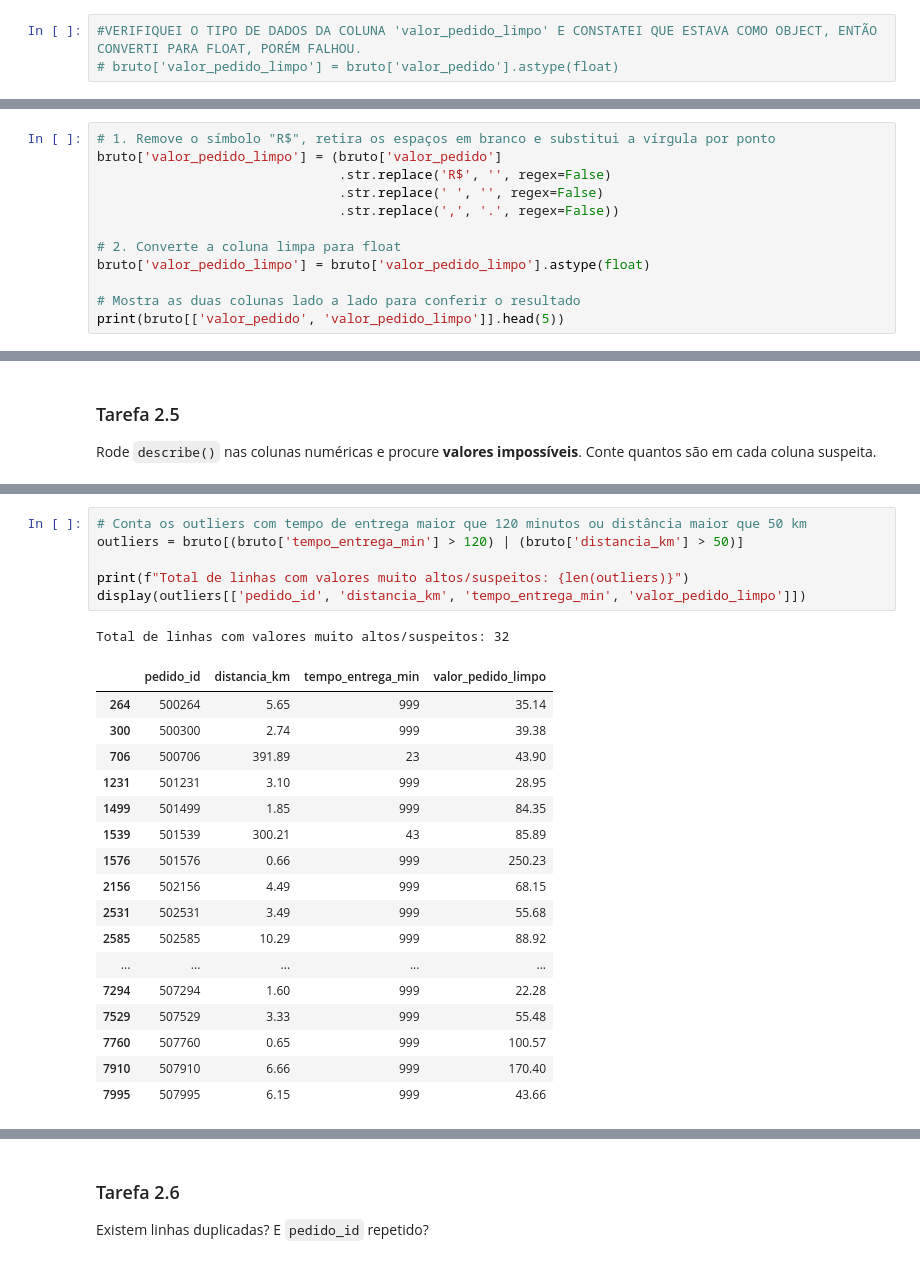
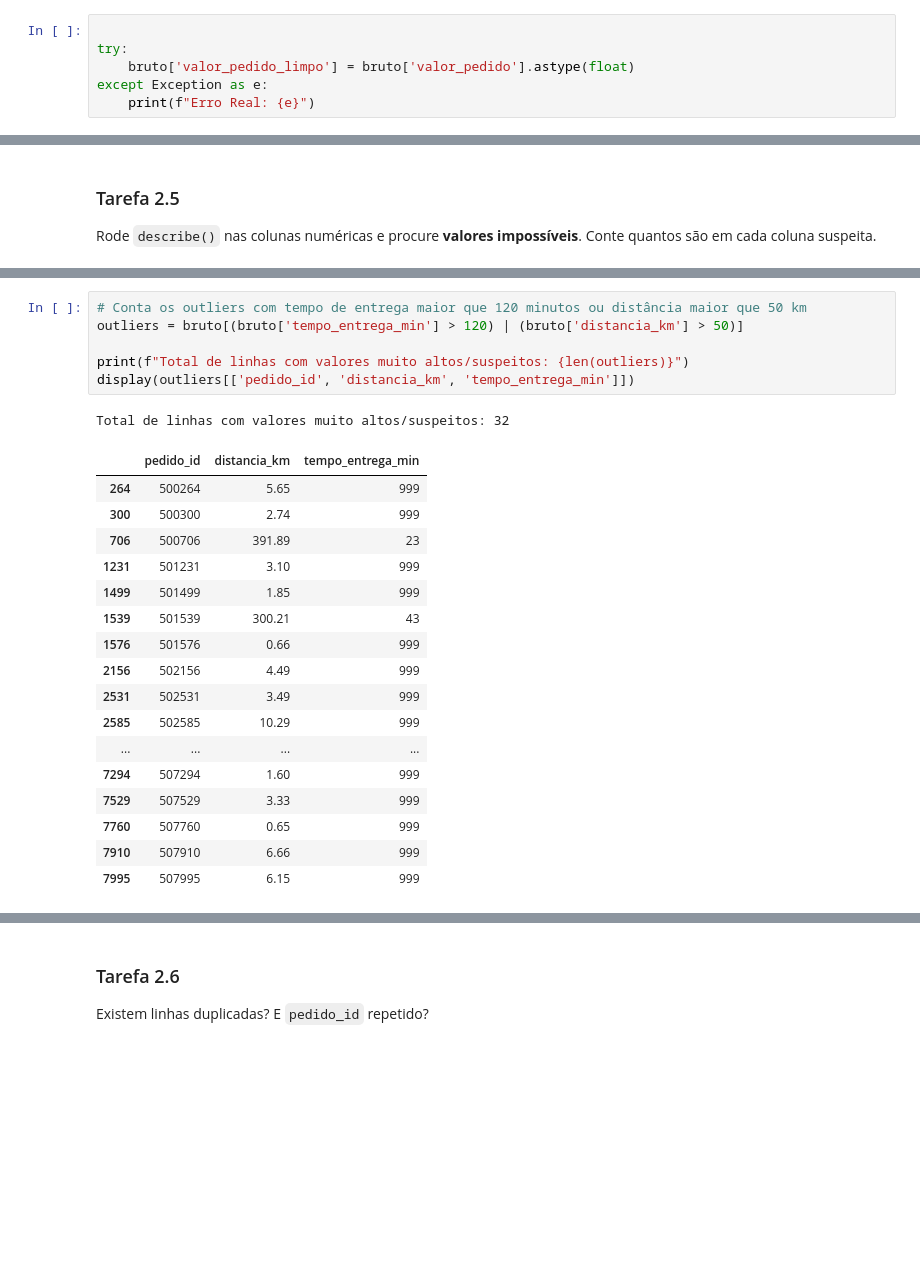
Before and after one commit to eduardoschlemer/TRABALHO-FINAL-ANALISE-EXPLORATORIA, a Jupyter notebook: projeto_final.ipynb, the cells around one changed output, grey strips where cells are left out. Cells and saved outputs as stored; diff of their text form; blank space fills up the shorter version.

```diff
--- a/projeto_final.ipynb
+++ b/projeto_final.ipynb
@@ -191,5 +149,8 @@ A base ocupa aproximadamente 5.37 MB de memória.
 ### Tarefa 2.2
 Quais colunas vieram com o **tipo errado** para o que representam? Prove com código (dica: tente converter `valor_pedido` para número e veja o que acontece).
 # %%
-#VERIFIQUEI O TIPO DE DADOS DA COLUNA 'valor_pedido_limpo' E CONSTATEI QUE ESTAVA COMO OBJECT, ENTÃO CONVERTI PARA FLOAT, PORÉM FALHOU.
-# bruto['valor_pedido_limpo'] = bruto['valor_pedido'].astype(float)
+
+try:
+    bruto['valor_pedido_limpo'] = bruto['valor_pedido'].astype(float)
+except Exception as e:
+    print(f"Erro Real: {e}")
@@ -196,12 +158,0 @@ Quais colunas vieram com o **tipo errado** para o que representam? Prove com có
-# %%
-# 1. Remove o símbolo "R$", retira os espaços em branco e substitui a vírgula por ponto
-bruto['valor_pedido_limpo'] = (bruto['valor_pedido']
-                               .str.replace('R$', '', regex=False)
-                               .str.replace(' ', '', regex=False)
-                               .str.replace(',', '.', regex=False))
-
-# 2. Converte a coluna limpa para float
-bruto['valor_pedido_limpo'] = bruto['valor_pedido_limpo'].astype(float)
-
-# Mostra as duas colunas lado a lado para conferir o resultado
-print(bruto[['valor_pedido', 'valor_pedido_limpo']].head(5))
@@ -280,25 +229,25 @@ bruto[['pedido_id', 'distancia_km', 'tempo_entrega_min', 'valor_pedido_limpo']].
 # %%
 # Conta os outliers com tempo de entrega maior que 120 minutos ou distância maior que 50 km
 outliers = bruto[(bruto['tempo_entrega_min'] > 120) | (bruto['distancia_km'] > 50)]
 
 print(f"Total de linhas com valores muito altos/suspeitos: {len(outliers)}")
-display(outliers[['pedido_id', 'distancia_km', 'tempo_entrega_min', 'valor_pedido_limpo']])
+display(outliers[['pedido_id', 'distancia_km', 'tempo_entrega_min']])
 # %% [output]
 Total de linhas com valores muito altos/suspeitos: 32
-|  | pedido_id | distancia_km | tempo_entrega_min | valor_pedido_limpo |
-| 264 | 500264 | 5.65 | 999 | 35.14 |
-| 300 | 500300 | 2.74 | 999 | 39.38 |
-| 706 | 500706 | 391.89 | 23 | 43.90 |
-| 1231 | 501231 | 3.10 | 999 | 28.95 |
-| 1499 | 501499 | 1.85 | 999 | 84.35 |
-| 1539 | 501539 | 300.21 | 43 | 85.89 |
-| 1576 | 501576 | 0.66 | 999 | 250.23 |
-| 2156 | 502156 | 4.49 | 999 | 68.15 |
-| 2531 | 502531 | 3.49 | 999 | 55.68 |
-| 2585 | 502585 | 10.29 | 999 | 88.92 |
-| ... | ... | ... | ... | ... |
-| 7294 | 507294 | 1.60 | 999 | 22.28 |
-| 7529 | 507529 | 3.33 | 999 | 55.48 |
-| 7760 | 507760 | 0.65 | 999 | 100.57 |
-| 7910 | 507910 | 6.66 | 999 | 170.40 |
-| 7995 | 507995 | 6.15 | 999 | 43.66 |
+|  | pedido_id | distancia_km | tempo_entrega_min |
+| 264 | 500264 | 5.65 | 999 |
+| 300 | 500300 | 2.74 | 999 |
+| 706 | 500706 | 391.89 | 23 |
+| 1231 | 501231 | 3.10 | 999 |
+| 1499 | 501499 | 1.85 | 999 |
+| 1539 | 501539 | 300.21 | 43 |
+| 1576 | 501576 | 0.66 | 999 |
+| 2156 | 502156 | 4.49 | 999 |
+| 2531 | 502531 | 3.49 | 999 |
+| 2585 | 502585 | 10.29 | 999 |
+| ... | ... | ... | ... |
+| 7294 | 507294 | 1.60 | 999 |
+| 7529 | 507529 | 3.33 | 999 |
+| 7760 | 507760 | 0.65 | 999 |
+| 7910 | 507910 | 6.66 | 999 |
+| 7995 | 507995 | 6.15 | 999 |
```
Also changed, not shown: parts of 28 cells of this notebook.
